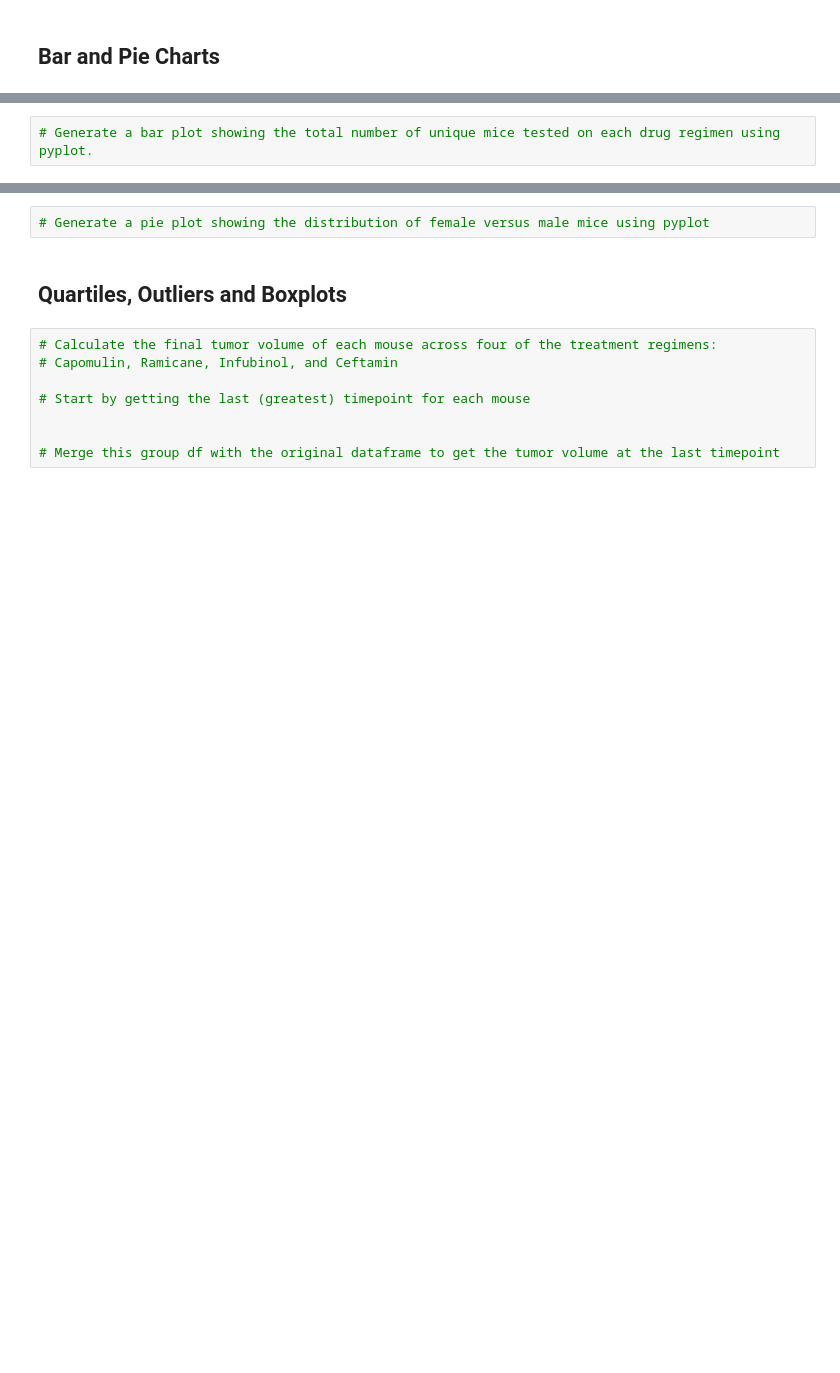
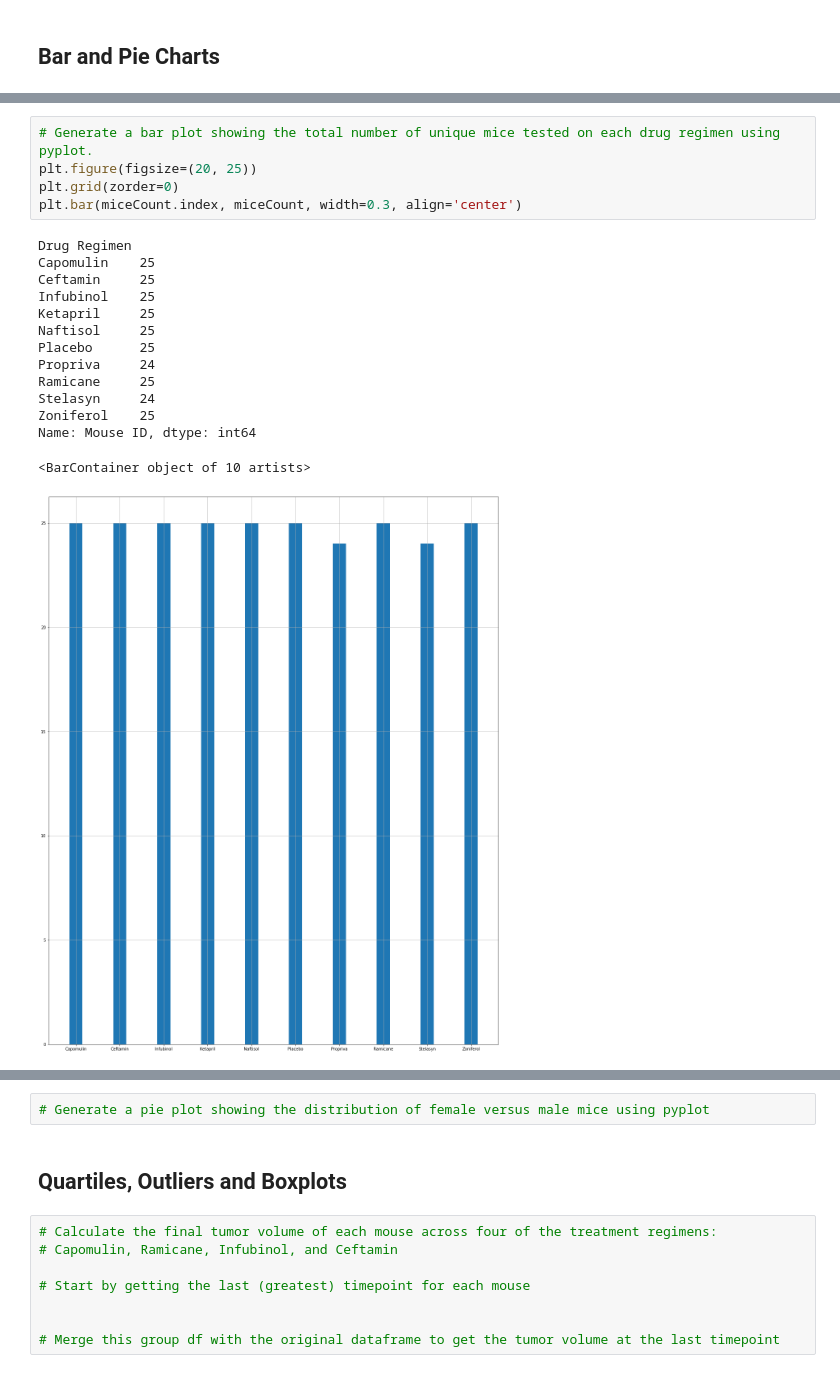
Before and after one commit to RebelDroid09/graphing-challenge, a Jupyter notebook: pymaceuticals_starter.ipynb, the cells around one changed output, grey strips where cells are left out. Drawn from its saved outputs; the diff is of its cells as text; blank space fills up the shorter version.

```diff
--- a/pymaceuticals_starter.ipynb
+++ b/pymaceuticals_starter.ipynb
@@ -113,2 +161,20 @@ print(cleanMouseCount)
 # %%
 # Generate a bar plot showing the total number of unique mice tested on each drug regimen using pyplot.
+plt.figure(figsize=(20, 25))
+plt.grid(zorder=0)
+plt.bar(miceCount.index, miceCount, width=0.3, align='center')
+# %% [output]
+Drug Regimen
+Capomulin    25
+Ceftamin     25
+Infubinol    25
+Ketapril     25
+Naftisol     25
+Placebo      25
+Propriva     24
+Ramicane     25
+Stelasyn     24
+Zoniferol    25
+Name: Mouse ID, dtype: int64
+<BarContainer object of 10 artists>
+[figure, added]
```
Also changed, not shown: parts of 7 cells of this notebook.
